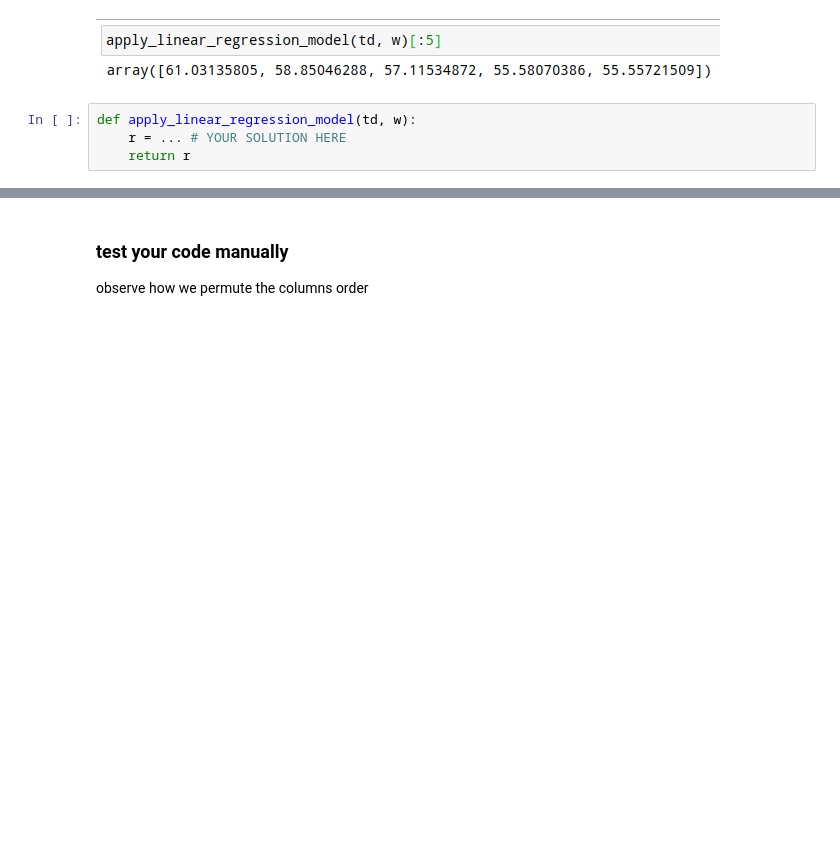
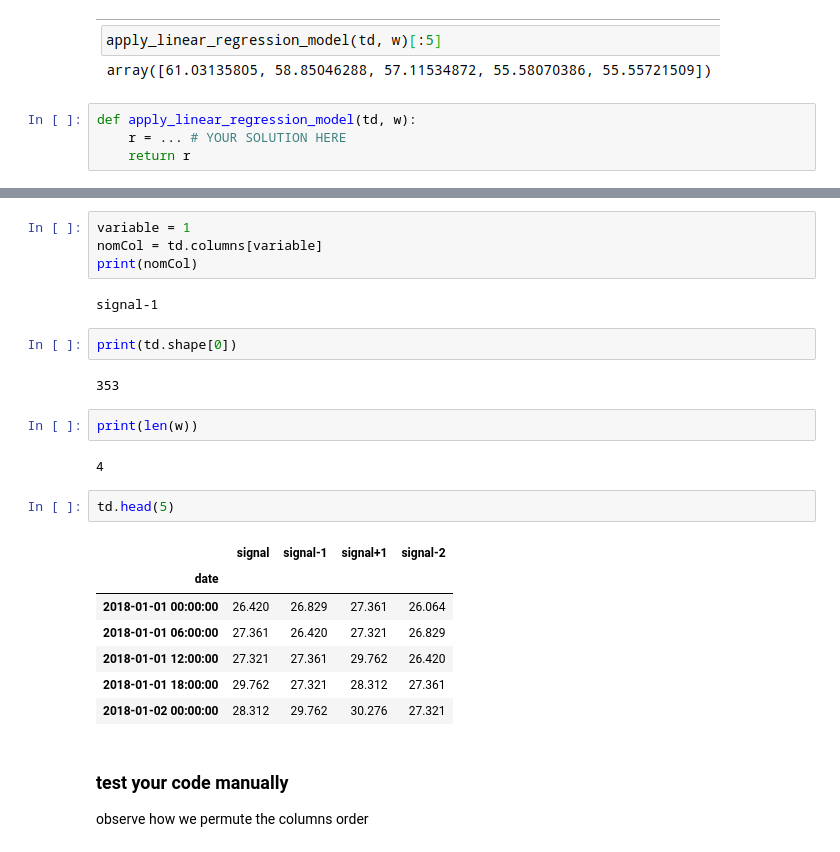
Before and after one commit to cristianpenagos/IAUdeA, a Jupyter notebook: Copia de LAB 03.02 - TIMESERIES MODEL.ipynb, the cells around one changed output, grey strips where cells are left out. Drawn from its saved outputs; the diff is of its cells as text; blank space fills up the shorter version.

```diff
--- a/Copia de LAB 03.02 - TIMESERIES MODEL.ipynb
+++ b/Copia de LAB 03.02 - TIMESERIES MODEL.ipynb
@@ -357,3 +281,27 @@ def apply_linear_regression_model(td, w):
+# %%
+variable = 1
+nomCol = td.columns[variable]
+print(nomCol)
+# %% [output]
+signal-1
+# %%
+print(td.shape[0])
+# %% [output]
+353
+# %%
+print(len(w))
+# %% [output]
+4
+# %%
+td.head(5)
+# %% [output]
+|  | signal | signal-1 | signal+1 | signal-2 |
+| date |  |  |  |  |
+| 2018-01-01 00:00:00 | 26.420 | 26.829 | 27.361 | 26.064 |
+| 2018-01-01 06:00:00 | 27.361 | 26.420 | 27.321 | 26.829 |
+| 2018-01-01 12:00:00 | 27.321 | 27.361 | 29.762 | 26.420 |
+| 2018-01-01 18:00:00 | 29.762 | 27.321 | 28.312 | 27.361 |
+| 2018-01-02 00:00:00 | 28.312 | 29.762 | 30.276 | 27.321 |
 # %% [markdown]
 ### test your code manually
 
```
Also changed, not shown: parts of 14 cells of this notebook.
